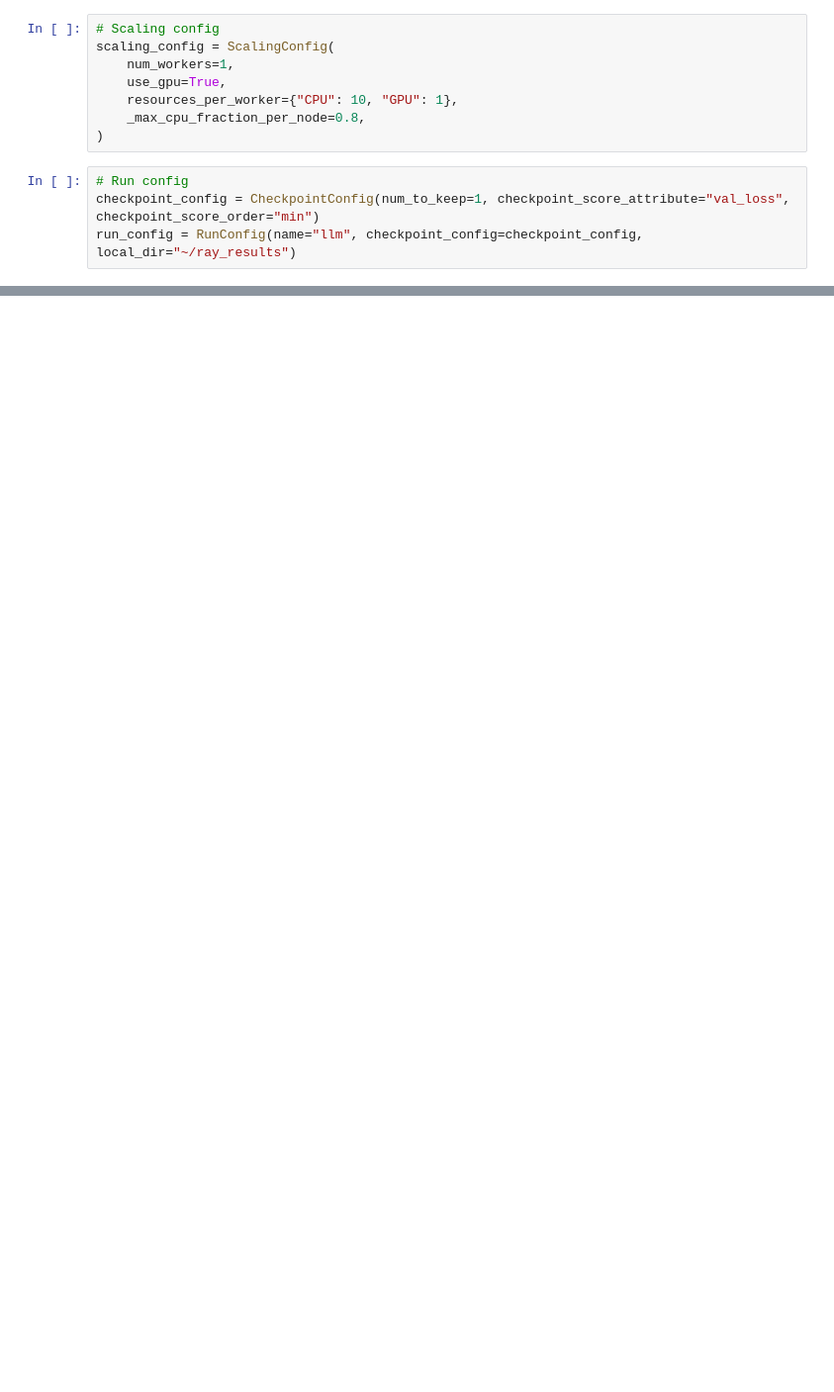
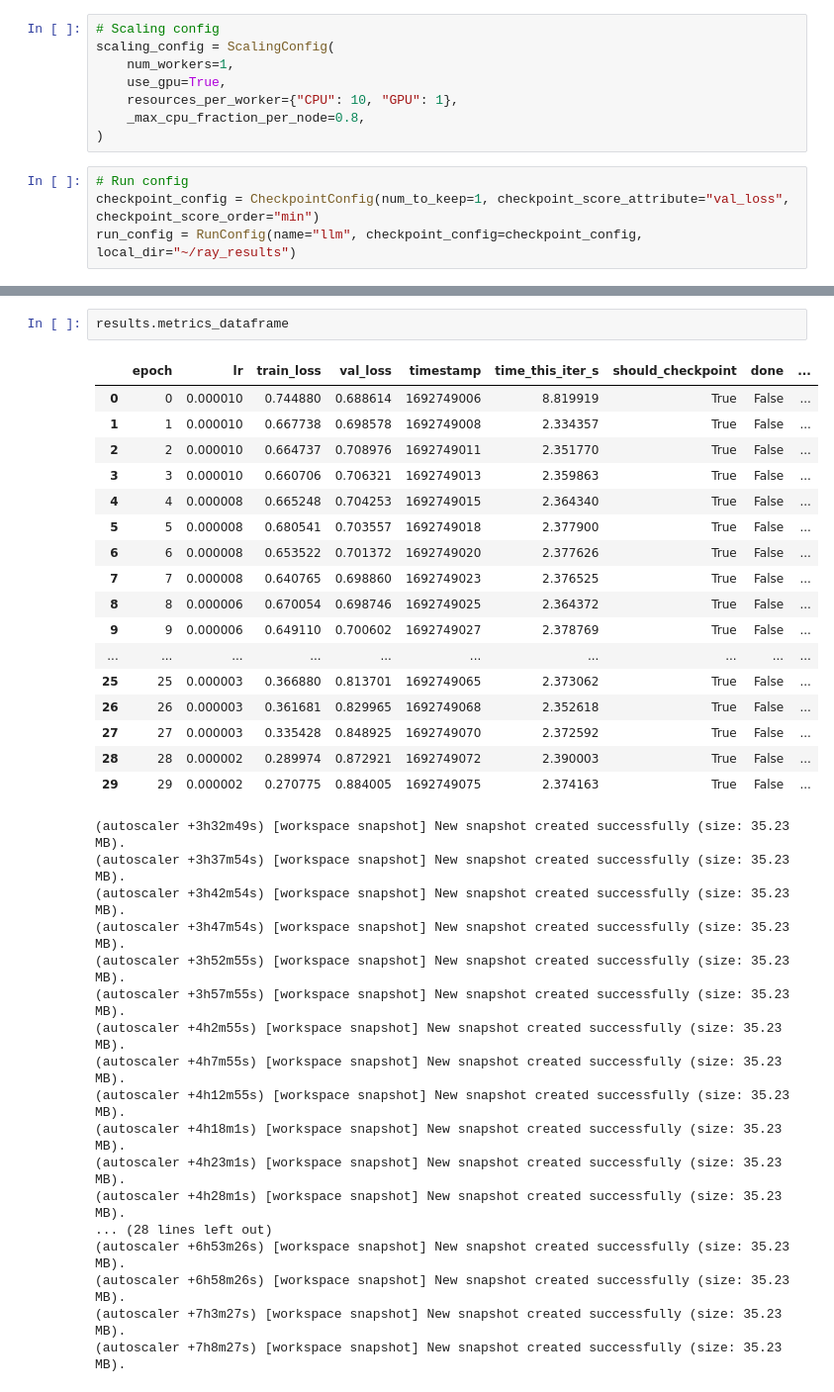
Before and after one commit to ray-project/llm-applications, a Jupyter notebook: notebooks/routing.ipynb, the cells around one changed output, grey strips where cells are left out. Shown at 99% size. Cells and saved outputs as stored; diff of their text form; blank space fills up the shorter version.

```diff
--- a/notebooks/routing.ipynb
+++ b/notebooks/routing.ipynb
@@ -276,0 +299,37 @@ Trial Status
+# %%
+results.metrics_dataframe
+# %% [output]
+|  | epoch | lr | train_loss | val_loss | timestamp | time_this_iter_s | should_checkpoint | done | ... |
+| 0 | 0 | 0.000010 | 0.744880 | 0.688614 | 1692749006 | 8.819919 | True | False | ... |
+| 1 | 1 | 0.000010 | 0.667738 | 0.698578 | 1692749008 | 2.334357 | True | False | ... |
+| 2 | 2 | 0.000010 | 0.664737 | 0.708976 | 1692749011 | 2.351770 | True | False | ... |
+| 3 | 3 | 0.000010 | 0.660706 | 0.706321 | 1692749013 | 2.359863 | True | False | ... |
+| 4 | 4 | 0.000008 | 0.665248 | 0.704253 | 1692749015 | 2.364340 | True | False | ... |
+| 5 | 5 | 0.000008 | 0.680541 | 0.703557 | 1692749018 | 2.377900 | True | False | ... |
+| 6 | 6 | 0.000008 | 0.653522 | 0.701372 | 1692749020 | 2.377626 | True | False | ... |
+| 7 | 7 | 0.000008 | 0.640765 | 0.698860 | 1692749023 | 2.376525 | True | False | ... |
+| 8 | 8 | 0.000006 | 0.670054 | 0.698746 | 1692749025 | 2.364372 | True | False | ... |
+| 9 | 9 | 0.000006 | 0.649110 | 0.700602 | 1692749027 | 2.378769 | True | False | ... |
+| ... | ... | ... | ... | ... | ... | ... | ... | ... | ... |
+| 25 | 25 | 0.000003 | 0.366880 | 0.813701 | 1692749065 | 2.373062 | True | False | ... |
+| 26 | 26 | 0.000003 | 0.361681 | 0.829965 | 1692749068 | 2.352618 | True | False | ... |
+| 27 | 27 | 0.000003 | 0.335428 | 0.848925 | 1692749070 | 2.372592 | True | False | ... |
+| 28 | 28 | 0.000002 | 0.289974 | 0.872921 | 1692749072 | 2.390003 | True | False | ... |
+| 29 | 29 | 0.000002 | 0.270775 | 0.884005 | 1692749075 | 2.374163 | True | False | ... |
+(autoscaler +3h32m49s) [workspace snapshot] New snapshot created successfully (size: 35.23 MB).
+(autoscaler +3h37m54s) [workspace snapshot] New snapshot created successfully (size: 35.23 MB).
+(autoscaler +3h42m54s) [workspace snapshot] New snapshot created successfully (size: 35.23 MB).
+(autoscaler +3h47m54s) [workspace snapshot] New snapshot created successfully (size: 35.23 MB).
+(autoscaler +3h52m55s) [workspace snapshot] New snapshot created successfully (size: 35.23 MB).
+(autoscaler +3h57m55s) [workspace snapshot] New snapshot created successfully (size: 35.23 MB).
+(autoscaler +4h2m55s) [workspace snapshot] New snapshot created successfully (size: 35.23 MB).
+(autoscaler +4h7m55s) [workspace snapshot] New snapshot created successfully (size: 35.23 MB).
+(autoscaler +4h12m55s) [workspace snapshot] New snapshot created successfully (size: 35.23 MB).
+(autoscaler +4h18m1s) [workspace snapshot] New snapshot created successfully (size: 35.23 MB).
+(autoscaler +4h23m1s) [workspace snapshot] New snapshot created successfully (size: 35.23 MB).
+(autoscaler +4h28m1s) [workspace snapshot] New snapshot created successfully (size: 35.23 MB).
+... (28 lines left out)
+(autoscaler +6h53m26s) [workspace snapshot] New snapshot created successfully (size: 35.23 MB).
+(autoscaler +6h58m26s) [workspace snapshot] New snapshot created successfully (size: 35.23 MB).
+(autoscaler +7h3m27s) [workspace snapshot] New snapshot created successfully (size: 35.23 MB).
+(autoscaler +7h8m27s) [workspace snapshot] New snapshot created successfully (size: 35.23 MB).
```
Also changed, not shown: parts of 16 cells of this notebook.
